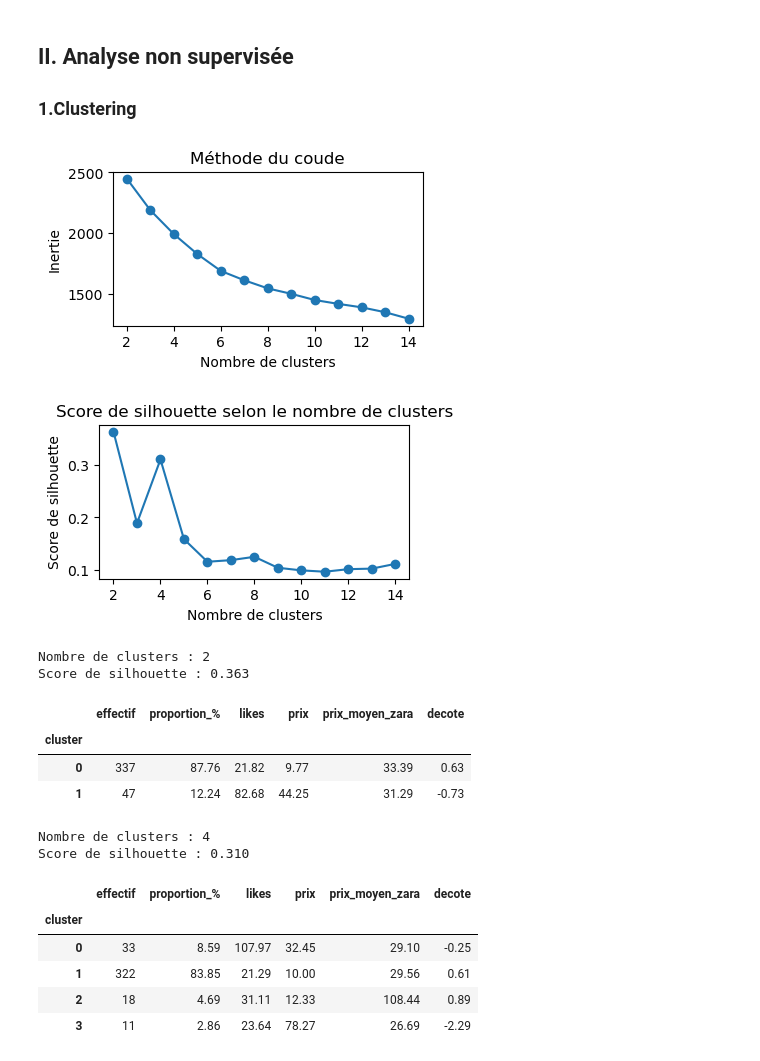
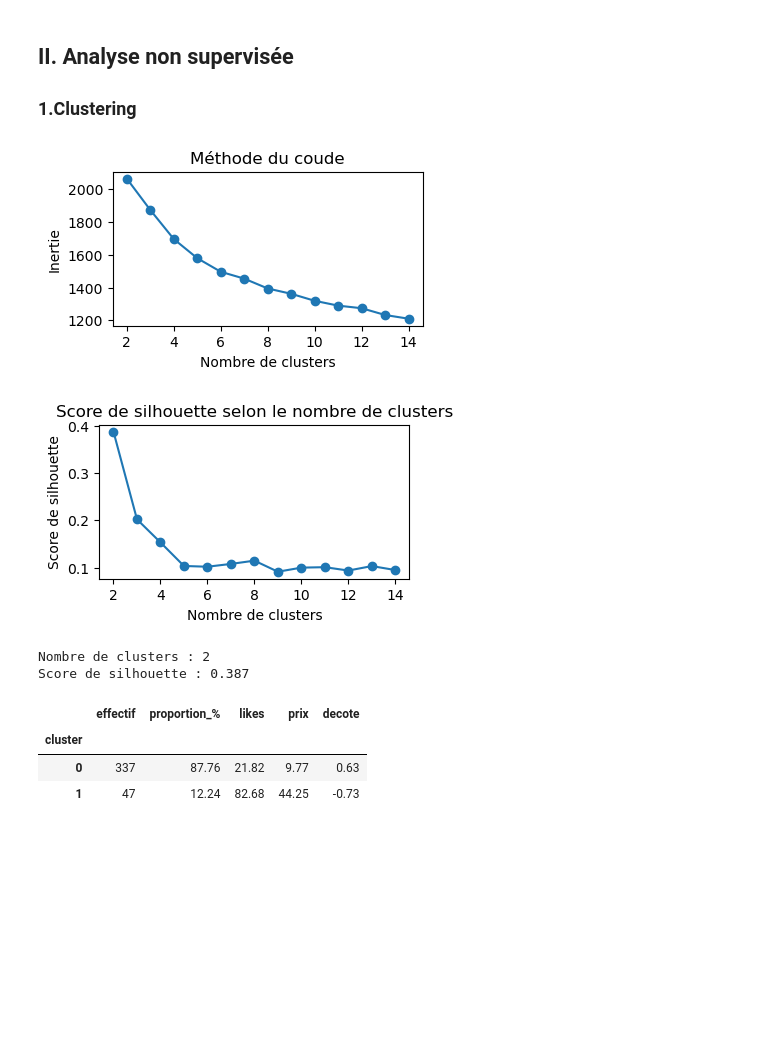
Before and after one commit to NourBouabid/Vinted-Zara-scrapping-et-analyse, a Jupyter notebook: Notebook_Analyse.ipynb, the cells around one changed output. Saved outputs shown, nothing was run; the diff lists cells and outputs as text; code cells hidden in the pictures; blank space fills up the shorter version.

```diff
--- a/Notebook_Analyse.ipynb
+++ b/Notebook_Analyse.ipynb
@@ -26,10 +26,10 @@ Index(['etat', 'matiere', 'couleur', 'categorie', 'likes', 'prix',
 ### 1.Clustering
 # %%
 df_cluster= df.copy()
-df_cluster=df_cluster.drop(columns=['prix_total'])
+df_cluster=df_cluster.drop(columns=['prix_total', 'prix_moyen_zara' ])
 # %%
 #Prétraitement des variables
-variables_num = ['likes', 'prix', 'prix_moyen_zara', 'decote']
+variables_num = ['likes', 'prix', 'decote']
 variables_cat = ['etat', 'categorie', 'collection', 'matiere', 'couleur']
 
 preprocessor=ColumnTransformer(
@@ -69,36 +69,26 @@ plt.title("Score de silhouette selon le nombre de clusters")
 
 plt.show()
 # %% [output]
-[figure, old version]
+[figure, new version]
-[figure, old version]
+[figure, new version]
 # %%
-for k in [2, 4]:
-    kmeans = KMeans(n_clusters=k, random_state=42, n_init=10)
-    labels = kmeans.fit_predict(X_prepared)
+k=2
+kmeans = KMeans(n_clusters=k, random_state=42, n_init=10)
+df_cluster['cluster'] = kmeans.fit_predict(X_prepared)
 
-    print(f"\nNombre de clusters : {k}")
-    print(f"Score de silhouette : {silhouette_score(X_prepared, labels):.3f}")
+print(f"\nNombre de clusters : {k}")
+print(f"Score de silhouette : {silhouette_score(X_prepared, labels):.3f}")
 
-    df_temp = df.copy()
-    df_temp["cluster"] = labels
-    moyennes = df_temp.groupby("cluster")[variables_num].mean()
-    effectifs = df_temp.groupby("cluster").size().rename("effectif")
-    proportions = (effectifs / len(df_temp) * 100).rename("proportion_%")
-    resume_clusters = pd.concat([effectifs, proportions, moyennes], axis=1).round(2)
+moyennes = df_cluster.groupby("cluster")[variables_num].mean()
+effectifs = df_cluster.groupby("cluster").size().rename("effectif")
+proportions = (effectifs / len(df_cluster) * 100).rename("proportion_%")
+resume_clusters = pd.concat([effectifs, proportions, moyennes], axis=1).round(2)
 
-    display(resume_clusters)
+display(resume_clusters)
 # %% [output]
 Nombre de clusters : 2
-Score de silhouette : 0.363
+Score de silhouette : 0.387
-|  | effectif | proportion_% | likes | prix | prix_moyen_zara | decote |
-| cluster |  |  |  |  |  |  |
-| 0 | 337 | 87.76 | 21.82 | 9.77 | 33.39 | 0.63 |
-| 1 | 47 | 12.24 | 82.68 | 44.25 | 31.29 | -0.73 |
+|  | effectif | proportion_% | likes | prix | decote |
+| cluster |  |  |  |  |  |
+| 0 | 337 | 87.76 | 21.82 | 9.77 | 0.63 |
+| 1 | 47 | 12.24 | 82.68 | 44.25 | -0.73 |
-Nombre de clusters : 4
-Score de silhouette : 0.310
-|  | effectif | proportion_% | likes | prix | prix_moyen_zara | decote |
-| cluster |  |  |  |  |  |  |
-| 0 | 33 | 8.59 | 107.97 | 32.45 | 29.10 | -0.25 |
-| 1 | 322 | 83.85 | 21.29 | 10.00 | 29.56 | 0.61 |
-| 2 | 18 | 4.69 | 31.11 | 12.33 | 108.44 | 0.89 |
-| 3 | 11 | 2.86 | 23.64 | 78.27 | 26.69 | -2.29 |
```
Also changed, not shown: parts of 5 cells of this notebook.
